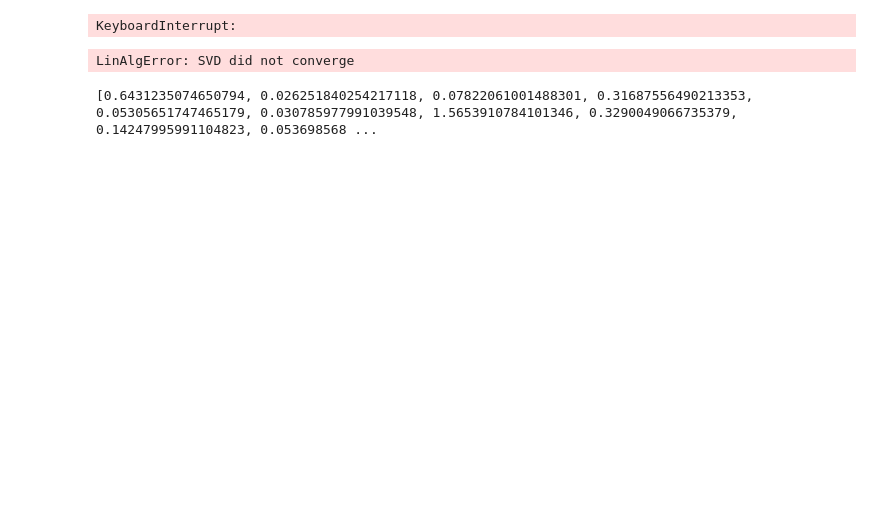
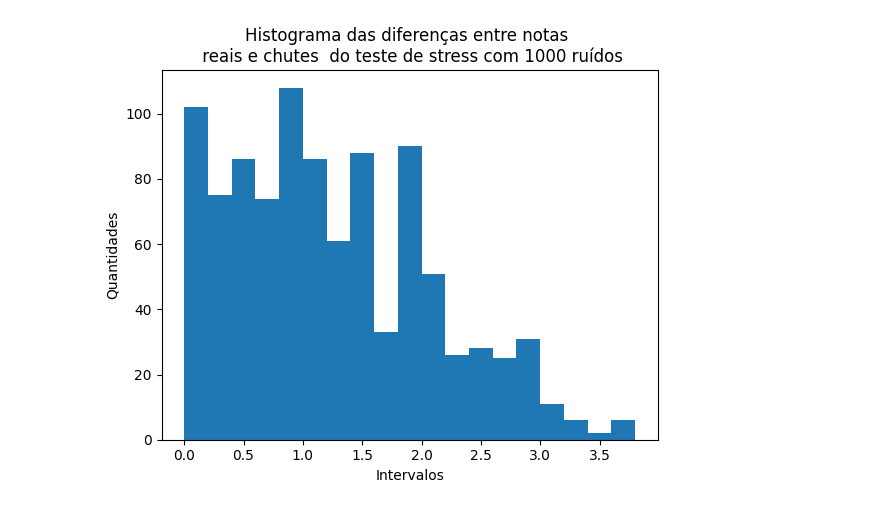
Before and after one commit to fernandovs4/Desafio-Netflix, a Jupyter notebook: test_stress.ipynb, the cells around one changed output. Saved outputs shown, nothing was run; the diff lists cells and outputs as text; code cells hidden in the pictures; blank space fills up the shorter version.

Commit message:
test_stress notebook

```diff
--- a/test_stress.ipynb
+++ b/test_stress.ipynb
@@ -8,77 +9,55 @@ from DesafioNetflix import escolheAleatorio
-# %%
-acertos = 0
-qtd = 1
-erros = 0
-df = pd.read_csv('ratings_small_formated.csv', sep=',', index_col=0)
-for _ in range(0,1000):
-    B, numero_, linha, coluna = escolheAleatorio(df)
-    sigma, U, V_transposto = calculaAuto(B)
-    B = U@sigma@V_transposto
-    diferenca = abs(numero_ - B[linha][coluna])
-    if diferenca <= 1:
-        acertos+=1
-    else:
-        erros+=1
-    qtd +=1
-    with open('resultados_test.txt', 'a') as f:
-        f.write(f"Esperado: {numero_}\nPalpite: {B[linha][coluna]}\nDiferenca: {diferenca}\n\n")
-    with open('diferencas_test.txt', 'a') as f:
-        f.write(f"{diferenca}\n")
-# %% [output]
-KeyboardInterrupt:
 # %%
-from matplotlib import pyplot as plt
-import numpy as np
-import random
-import matplotlib.pyplot as plt
-import pandas as pd
+#Teste de stress para 1000 ruídos
+
 df = pd.read_csv('ratings_small_formated.csv', sep=',',index_col=0)
 
 num_originais = []
 linhas = []
 colunas = []
 diferencas_mil = []
 indices_validos = np.argwhere(~np.isnan(df.values))
 for p in range(1000):
     indice_aleatorio = np.random.choice(len(indices_validos))
     linha, coluna = indices_validos[indice_aleatorio]
     elemento = df.iloc[linha, coluna]
     B = df.to_numpy()
     num_originais.append(B[linha][coluna])
     linhas.append(linha)
     colunas.append(coluna)
-df.fillna(2.5)
+
 B = df.copy()
+B = B.fillna(2.5)
 B = B.to_numpy()
 for i in range(len(colunas)):
   B[linhas[i]][colunas[i]] = random.randrange(1,6)
+
 
 sigma, U, V_transposto = calculaAuto(B)
 B = U@sigma@V_transposto
 for m in range(len(linhas)):
     diferenca = abs(B[linhas[m]][colunas[m]] - num_originais[m])
     diferencas_mil.append(diferenca)
 
-with open('dif.txt', 'w') as f:
+with open('dif_mil.txt', 'w') as f:
   f.write(str(diferencas_mil))
-with open("dif.txt", 'r') as f:
-  data = list(f.read())
 
-  # Definir os intervalos (ranges) para o histograma
-  ranges = [0, 0.3, 0.6, 0.9, 1.3, 1.6, 1.9, 2.2, 2.5,2.8,3.1]
-  # Plotar o histograma com 4 intervalos
-  plt.hist(data, bins=ranges)
 
-  # Adicionar títulos e legendas
-  plt.title("Histograma com 4 intervalos")
-  plt.xlabel("Valores")
-  plt.ylabel("Frequência")
+with open("dif_mil.txt", "r") as f:
+  data = (f.read())
+  data = eval(data)
 
-  # Mostrar o gráfico
+  bins = []
+
+# Loop for para gerar os 20 elementos
+  for i in range(20):
+      # Adicionar o próximo elemento à lista, que é o índice multiplicado por 0.2
+      bins.append(i * 0.2)
+
+
+  plt.title("Histograma das diferenças entre notas \n reais e chutes  do teste de stress com 1000 ruídos")
+  plt.xlabel("Intervalos")
+  plt.ylabel("Quantidades")
+  plt.hist(data,bins = bins)
   plt.show()
 # %% [output]
-LinAlgError: SVD did not converge
+[figure, added]
-# %%
-print(diferencas_100mil)
-# %% [output]
-[0.6431235074650794, 0.026251840254217118, 0.07822061001488301, 0.31687556490213353, 0.05305651747465179, 0.030785977991039548, 1.5653910784101346, 0.3290049066735379, 0.14247995991104823, 0.053698568 ...
```
Also changed, not shown: parts of 3 cells of this notebook, 10 other files.
